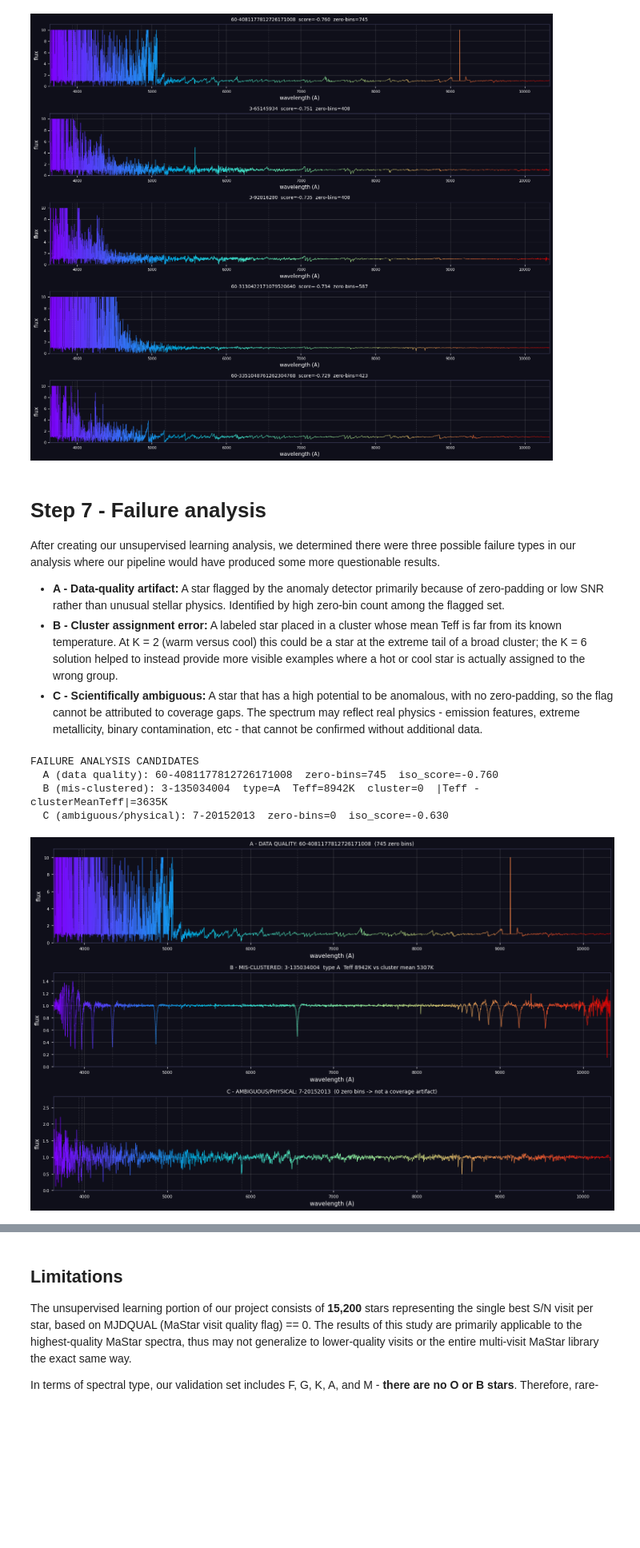
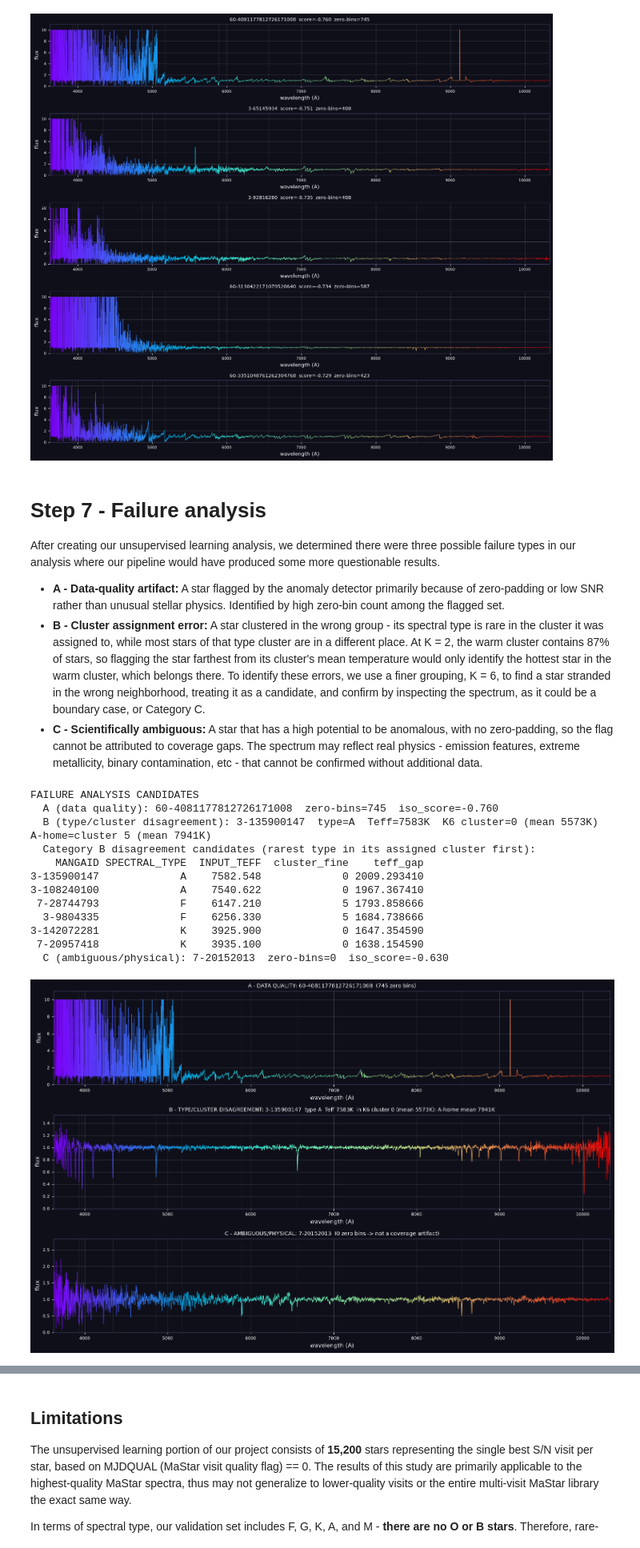
Before and after one commit to kevin7bao/mastar-stellar-ml, a Jupyter notebook: notebooks/04_unsupervised/siads696_unsupervised_learning.ipynb, the cells around one changed output, grey strips where cells are left out. Shown at 80% size. Saved outputs shown, nothing was run; the diff lists cells and outputs as text; code cells hidden in the pictures; blank space fills up the shorter version.

```diff
--- a/notebooks/04_unsupervised/siads696_unsupervised_learning.ipynb
+++ b/notebooks/04_unsupervised/siads696_unsupervised_learning.ipynb
@@ -1122,52 +1173,72 @@ plt.show()
 After creating our unsupervised learning analysis, we determined there were three possible failure types in our analysis where our pipeline would have produced some more questionable results.
 
 - **A - Data-quality artifact:** A star flagged by the anomaly detector primarily because of zero-padding or low SNR rather than unusual stellar physics. Identified by high zero-bin count among the flagged set.
-- **B - Cluster assignment error:** A labeled star placed in a cluster whose mean Teff is far from its known temperature. At K = 2 (warm versus cool) this could be a star at the extreme tail of a broad cluster; the K = 6 solution helped to instead provide more visible examples where a hot or cool star is actually assigned to the wrong group.
+- **B - Cluster assignment error:** A star clustered in the wrong group - its spectral type is rare in the cluster it was assigned to, while most stars of that type cluster are in a different place. At K = 2, the warm cluster contains 87% of stars, so flagging the star farthest from its cluster's mean temperature would only identify the hottest star in the warm cluster, which belongs there. To identify these errors, we use a finer grouping, K = 6, to find a star stranded in the wrong neighborhood, treating it as a candidate, and confirm by inspecting the spectrum, as it could be a boundary case, or Category C.
 - **C - Scientifically ambiguous:** A star that has a high potential to be anomalous, with no zero-padding, so the flag cannot be attributed to coverage gaps. The spectrum may reflect real physics - emission features, extreme metallicity, binary contamination, etc - that cannot be confirmed without additional data.
 # %%
 # A: flagged anomaly driven by zero-padding (highest zero-count flags)
 flagged_rows = np.where(iso_flag)[0]
 catA_row = int(flagged_rows[np.argmax(zero_counts[flagged_rows])])
 
-# B: labeled star most inconsistent with its cluster's mean Teff
-cluster_mean_teff = val.groupby("cluster")["INPUT_TEFF"].transform("mean")
-val["teff_resid"] = (val["INPUT_TEFF"] - cluster_mean_teff).abs()
-catB = val.loc[val["teff_resid"].idxmax()]
+# B: cluster/type disagreement, checked at a more granular K=6 partition rather than K=2.
+ct6 = pd.crosstab(val_fine["cluster_fine"], val_fine["SPECTRAL_TYPE"])
+type_home = ct6.idxmax(axis=0)                       # cluster where each type concentrates
+cmt6 = val_fine.groupby("cluster_fine")["INPUT_TEFF"].transform("mean")
+disagree = val_fine[val_fine["SPECTRAL_TYPE"].map(type_home)
+                    != val_fine["cluster_fine"]].copy()
+disagree["teff_gap"] = (disagree["INPUT_TEFF"] - cmt6.loc[disagree.index]).abs()
+catB = disagree.sort_values("teff_gap", ascending=False).iloc[0]
 catB_row = int(catB["row"])
+catB_assigned_mean = float(cmt6.loc[catB.name])
+catB_home = int(type_home[catB["SPECTRAL_TYPE"]])
+catB_home_mean = float(val_fine.loc[val_fine["cluster_fine"] == catB_home, "INPUT_TEFF"].mean())
 
 # C: most anomalous star with NO zero-padding (so the flag is not a coverage artifact). Falls back to a small zero-count tolerance if none qualify.
 zero_clean = zero_counts == 0
 cand = np.where(iso_flag & zero_clean)[0]
 if cand.size == 0:
     cand = np.where(iso_flag & (zero_counts <= 2))[0]
 catC_row = int(cand[np.argmin(iso_score[cand])])
 
 print("FAILURE ANALYSIS CANDIDATES")
 print(f"  A (data quality): {full_meta.iloc[catA_row]['MANGAID']}  "
       f"zero-bins={zero_counts[catA_row]}  iso_score={iso_score[catA_row]:.3f}")
-print(f"  B (mis-clustered): {catB['MANGAID']}  type={catB['SPECTRAL_TYPE']}  "
-      f"Teff={catB['INPUT_TEFF']:.0f}K  cluster={int(catB['cluster'])}  "
-      f"|Teff - clusterMeanTeff|={catB['teff_resid']:.0f}K")
+print(f"  B (type/cluster disagreement): {catB['MANGAID']}  type={catB['SPECTRAL_TYPE']}  "
+      f"Teff={catB['INPUT_TEFF']:.0f}K  K6 cluster={int(catB['cluster_fine'])} "
+      f"(mean {catB_assigned_mean:.0f}K)  {catB['SPECTRAL_TYPE']}-home=cluster {catB_home} "
+      f"(mean {catB_home_mean:.0f}K)")
+print("  Category B disagreement candidates (rarest type in its assigned cluster first):")
+print(disagree.sort_values("teff_gap", ascending=False)
+      [["MANGAID", "SPECTRAL_TYPE", "INPUT_TEFF", "cluster_fine", "teff_gap"]]
+      .head(6).to_string(index=False))
 print(f"  C (ambiguous/physical): {full_meta.iloc[catC_row]['MANGAID']}  "
       f"zero-bins={zero_counts[catC_row]}  iso_score={iso_score[catC_row]:.3f}")
 
 fig, axes = plt.subplots(3, 1, figsize=(14, 9))
 fig.patch.set_facecolor('#0f0f1a')
 plot_spectrum(catA_row, axes[0],
               f"A - DATA QUALITY: {full_meta.iloc[catA_row]['MANGAID']}  "
               f"({zero_counts[catA_row]} zero bins)")
 plot_spectrum(catB_row, axes[1],
-              f"B - MIS-CLUSTERED: {catB['MANGAID']}  type {catB['SPECTRAL_TYPE']}  "
-              f"Teff {catB['INPUT_TEFF']:.0f}K vs cluster mean "
-              f"{cluster_mean_teff.loc[catB.name]:.0f}K")
+              f"B - TYPE/CLUSTER DISAGREEMENT: {catB['MANGAID']}  type {catB['SPECTRAL_TYPE']}  "
+              f"Teff {catB['INPUT_TEFF']:.0f}K  in K6 cluster {int(catB['cluster_fine'])} "
+              f"(mean {catB_assigned_mean:.0f}K); {catB['SPECTRAL_TYPE']}-home mean {catB_home_mean:.0f}K")
 plot_spectrum(catC_row, axes[2],
               f"C - AMBIGUOUS/PHYSICAL: {full_meta.iloc[catC_row]['MANGAID']}  "
               f"({zero_counts[catC_row]} zero bins -> not a coverage artifact)")
 plt.tight_layout()
 plt.show()
 # %% [output]
 FAILURE ANALYSIS CANDIDATES
   A (data quality): 60-4081177812726171008  zero-bins=745  iso_score=-0.760
-  B (mis-clustered): 3-135034004  type=A  Teff=8942K  cluster=0  |Teff - clusterMeanTeff|=3635K
+  B (type/cluster disagreement): 3-135900147  type=A  Teff=7583K  K6 cluster=0 (mean 5573K)  A-home=cluster 5 (mean 7941K)
+  Category B disagreement candidates (rarest type in its assigned cluster first):
+    MANGAID SPECTRAL_TYPE  INPUT_TEFF  cluster_fine    teff_gap
+3-135900147             A    7582.548             0 2009.293410
+3-108240100             A    7540.622             0 1967.367410
+ 7-28744793             F    6147.210             5 1793.858666
+  3-9804335             F    6256.330             5 1684.738666
+3-142072281             K    3925.900             0 1647.354590
+ 7-20957418             K    3935.100             0 1638.154590
   C (ambiguous/physical): 7-20152013  zero-bins=0  iso_score=-0.630
-[figure, old version]
+[figure, new version]
```
Also changed, not shown: parts of 16 cells of this notebook.
